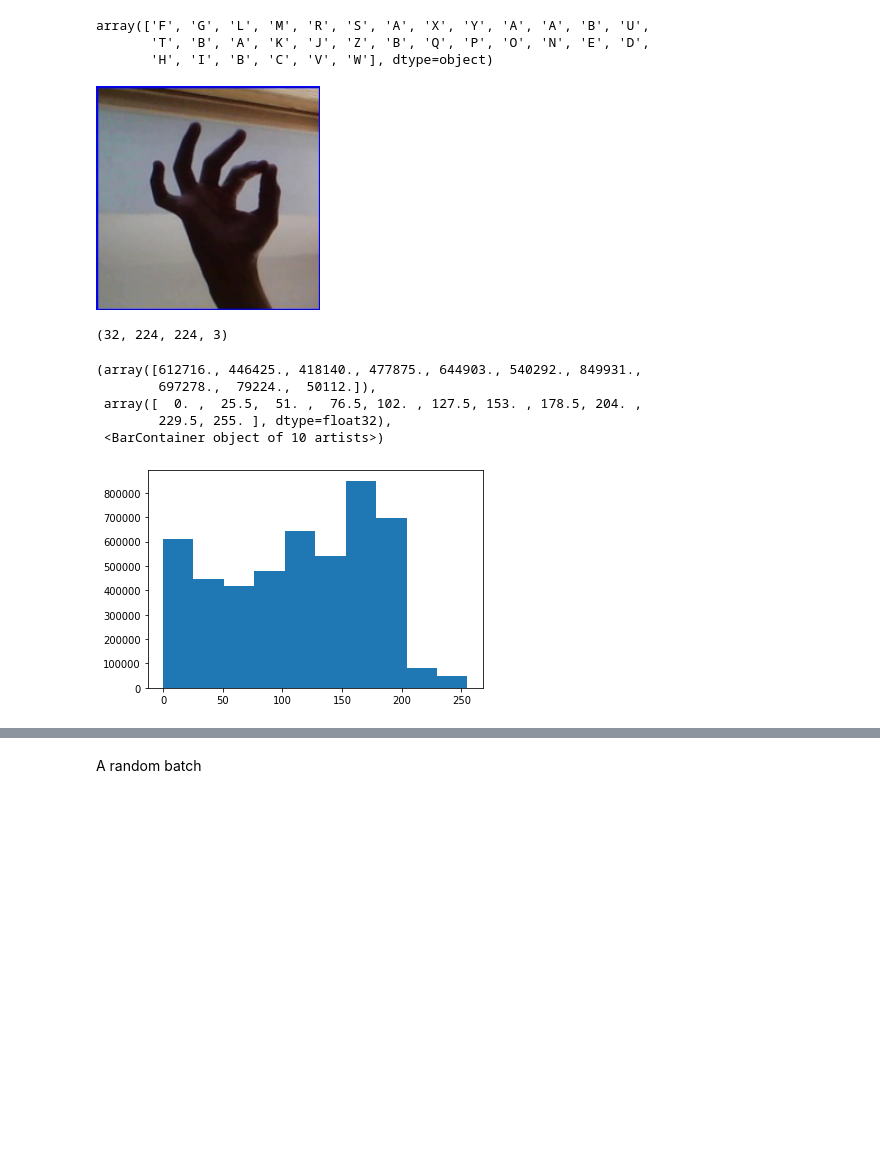
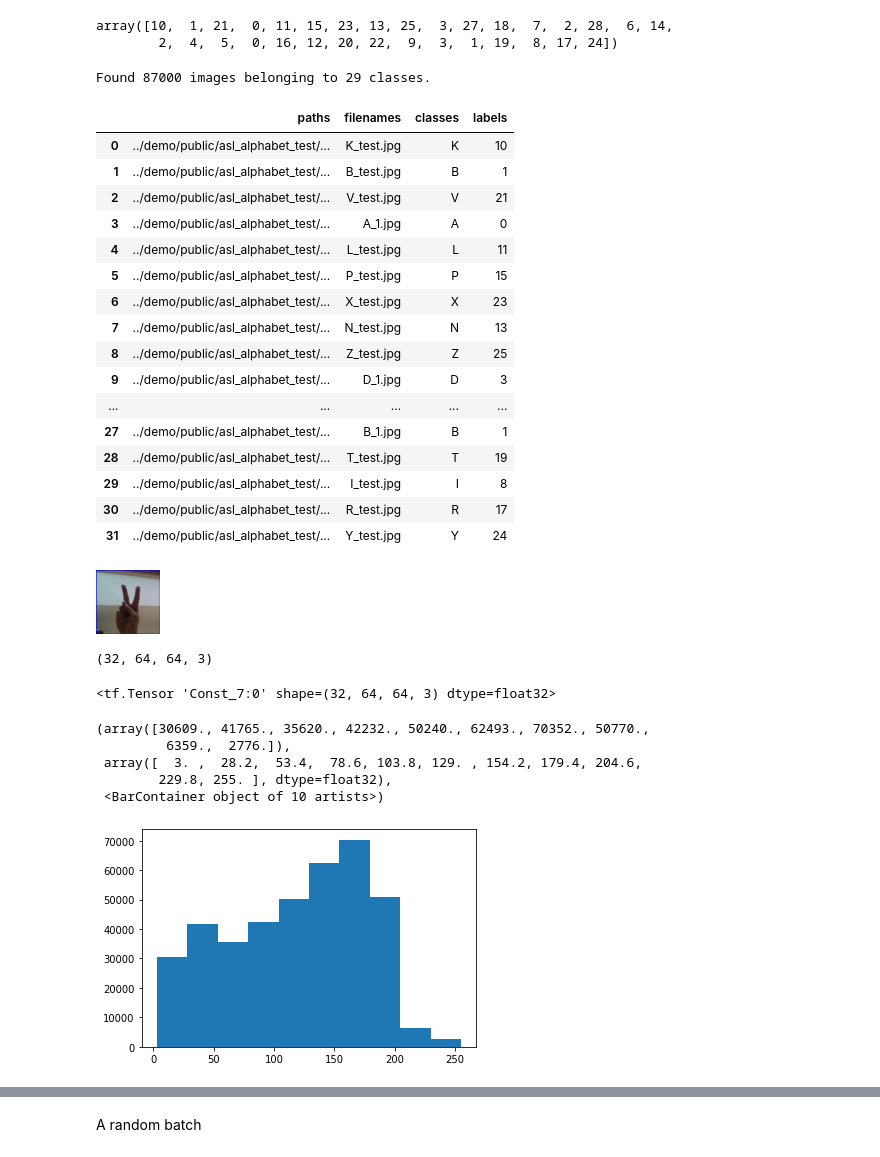
Before and after one commit to dunnkers/optimizers-sign-language, a Jupyter notebook: exploration/prediction.ipynb, the cells around one changed output, grey strips where cells are left out. Cells and saved outputs as stored; diff of their text form; code cells hidden in the pictures; blank space fills up the shorter version.

Commit message:
Fix demo inference: pre-process imgs

```diff
--- a/exploration/prediction.ipynb
+++ b/exploration/prediction.ipynb
@@ -12,37 +74,83 @@ model
+# %%
+encoding = np.array([
+  'A', 'B', 'C', 'D', 'E', 'F', 'G', 'H', 'I', 'J', 'K', 'L', 'M', 'N', 'O', 'P', 'Q', 'R', 'S', 'T', 'U', 'V', 'W', 'X', 'Y', 'Z', 'del', 'nothing', 'space'
+])
+# %% [output]
+array([10,  1, 21,  0, 11, 15, 23, 13, 25,  3, 27, 18,  7,  2, 28,  6, 14,
+        2,  4,  5,  0, 16, 12, 20, 22,  9,  3,  1, 19,  8, 17, 24])
+# %%
+
+from keras.preprocessing.image import ImageDataGenerator
+data_augmentor = ImageDataGenerator(samplewise_center=True,
+                                    samplewise_std_normalization=True)
+train_generator = data_augmentor.flow_from_directory('../datasets/asl_alphabet_train/asl_alphabet_train',
+    target_size=(64, 64), batch_size=32, shuffle=False)
+# %% [output]
+Found 87000 images belonging to 29 classes.
 # %%
-for d, a,b  in os.walk('../test_data'):
+for d, a,b  in os.walk('../demo/public/asl_alphabet_test'):
     files = filter(lambda f: f.endswith('g'), b) # jpg
     filenames = np.array(list(files))
     paths = np.array([os.path.join(d, f) for f in filenames])
-    labels = np.array([f[0] for f in filenames])
-labels = pd.Series(labels)
-labels.values
+    classes = pd.Series(filenames)\
+        .str.extract(r'(?P<class>.*)_.*')['class']
+    labels = classes\
+        .map(lambda lbl: np.argwhere(encoding == lbl)[0][0])
+    df = pd.DataFrame({
+        'paths':paths,
+        'filenames':filenames,
+        'paths':paths,
+        'classes':classes,
+        'labels':labels
+    })
+    break
+labels.values, classes.values
 # %% [output]
-array(['F', 'G', 'L', 'M', 'R', 'S', 'A', 'X', 'Y', 'A', 'A', 'B', 'U',
-       'T', 'B', 'A', 'K', 'J', 'Z', 'B', 'Q', 'P', 'O', 'N', 'E', 'D',
-       'H', 'I', 'B', 'C', 'V', 'W'], dtype=object)
+|  | paths | filenames | classes | labels |
+| 0 | ../demo/public/asl_alphabet_test/... | K_test.jpg | K | 10 |
+| 1 | ../demo/public/asl_alphabet_test/... | B_test.jpg | B | 1 |
+| 2 | ../demo/public/asl_alphabet_test/... | V_test.jpg | V | 21 |
+| 3 | ../demo/public/asl_alphabet_test/... | A_1.jpg | A | 0 |
+| 4 | ../demo/public/asl_alphabet_test/... | L_test.jpg | L | 11 |
+| 5 | ../demo/public/asl_alphabet_test/... | P_test.jpg | P | 15 |
+| 6 | ../demo/public/asl_alphabet_test/... | X_test.jpg | X | 23 |
+| 7 | ../demo/public/asl_alphabet_test/... | N_test.jpg | N | 13 |
+| 8 | ../demo/public/asl_alphabet_test/... | Z_test.jpg | Z | 25 |
+| 9 | ../demo/public/asl_alphabet_test/... | D_1.jpg | D | 3 |
+| ... | ... | ... | ... | ... |
+| 27 | ../demo/public/asl_alphabet_test/... | B_1.jpg | B | 1 |
+| 28 | ../demo/public/asl_alphabet_test/... | T_test.jpg | T | 19 |
+| 29 | ../demo/public/asl_alphabet_test/... | I_test.jpg | I | 8 |
+| 30 | ../demo/public/asl_alphabet_test/... | R_test.jpg | R | 17 |
+| 31 | ../demo/public/asl_alphabet_test/... | Y_test.jpg | Y | 24 |
 # %%
 from IPython.display import Image
 imgs = [tf.keras.preprocessing.image.load_img(
-    path, grayscale=False, color_mode='rgb', target_size=(224, 224),
+    path, grayscale=False, color_mode='rgb', target_size=(64, 64),
     interpolation='bilinear'
 ) for path in paths]
 display(imgs[0])
 # %% [output]
-[figure, old version]
+[figure, new version]
 # %%
 imarrs = np.array([tf.keras.preprocessing.image.img_to_array(img) for img in imgs])
 imarrs.shape
 # %% [output]
-(32, 224, 224, 3)
+(32, 64, 64, 3)
+# %%
+x=data_augmentor.standardize(imarrs)
+x = tf.convert_to_tensor(x)
+x
+# %% [output]
+<tf.Tensor 'Const_7:0' shape=(32, 64, 64, 3) dtype=float32>
 # %%
 plt.hist(imarrs.flatten())
 # %% [output]
-(array([612716., 446425., 418140., 477875., 644903., 540292., 849931.,
-        697278.,  79224.,  50112.]),
- array([  0. ,  25.5,  51. ,  76.5, 102. , 127.5, 153. , 178.5, 204. ,
-        229.5, 255. ], dtype=float32),
+(array([30609., 41765., 35620., 42232., 50240., 62493., 70352., 50770.,
+         6359.,  2776.]),
+ array([  3. ,  28.2,  53.4,  78.6, 103.8, 129. , 154.2, 179.4, 204.6,
+        229.8, 255. ], dtype=float32),
  <BarContainer object of 10 artists>)
-[figure, old version]
+[figure, new version]
 # %%
 x = tf.convert_to_tensor(imarrs)
```
Also changed, not shown: parts of 13 cells of this notebook, 7 other files.
